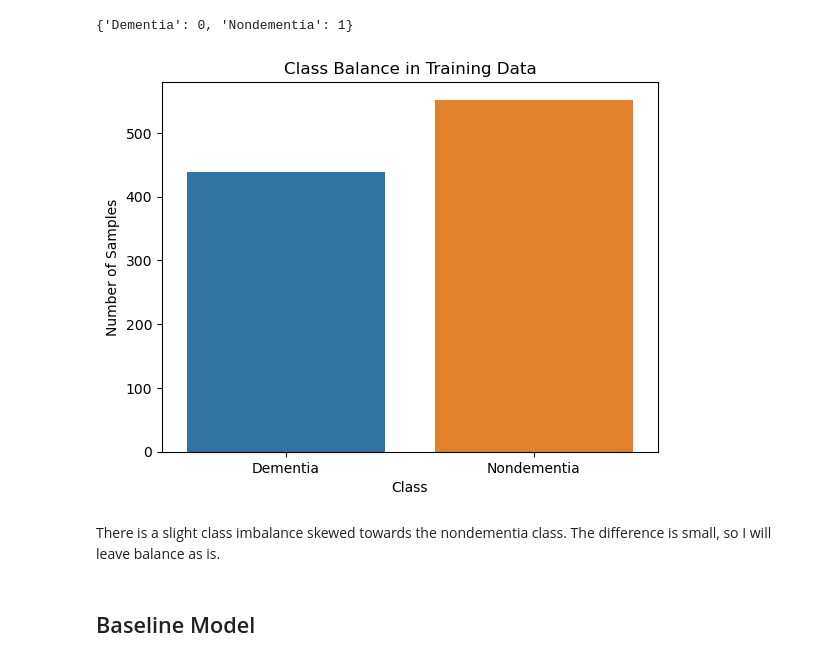
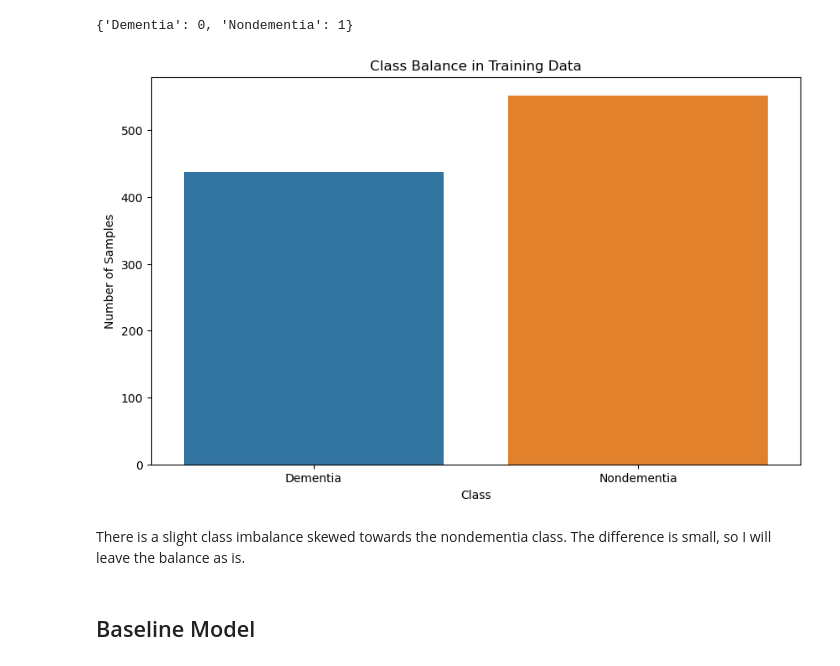
Before and after one commit to michael-pozo/Identifying_Dementia_in_MRIs, a Jupyter notebook: Identifying Dementia in MRIs.ipynb, the cells around one changed output. Cells and saved outputs as stored; diff of their text form; code cells hidden in the pictures.

```diff
--- a/Identifying Dementia in MRIs.ipynb
+++ b/Identifying Dementia in MRIs.ipynb
@@ -177,19 +172,20 @@ class_indices
 # %%
 # Get the number of samples for each class
 num_samples = []
 for key in class_indices.keys():
     num_samples.append(len(train_generator.labels[train_generator.labels==class_indices[key]]))
 
 # Create a bar chart to visualize the class balance
+plt.figure(figsize=(10,6))
 sns.barplot(x=list(class_indices.keys()), y=num_samples)
 plt.title('Class Balance in Training Data')
 plt.xlabel('Class')
 plt.ylabel('Number of Samples')
 plt.show()
 # %% [output]
-[figure, old version]
+[figure, new version]
 # %% [markdown]
-There is a slight class imbalance skewed towards the nondementia class. The difference is small, so I will leave balance as is.
+There is a slight class imbalance skewed towards the nondementia class. The difference is small, so I will leave the balance as is.
 # %% [markdown]
 ## Baseline Model
 # %% [markdown]
```
Also changed, not shown: parts of 61 cells of this notebook, 2 other files.
